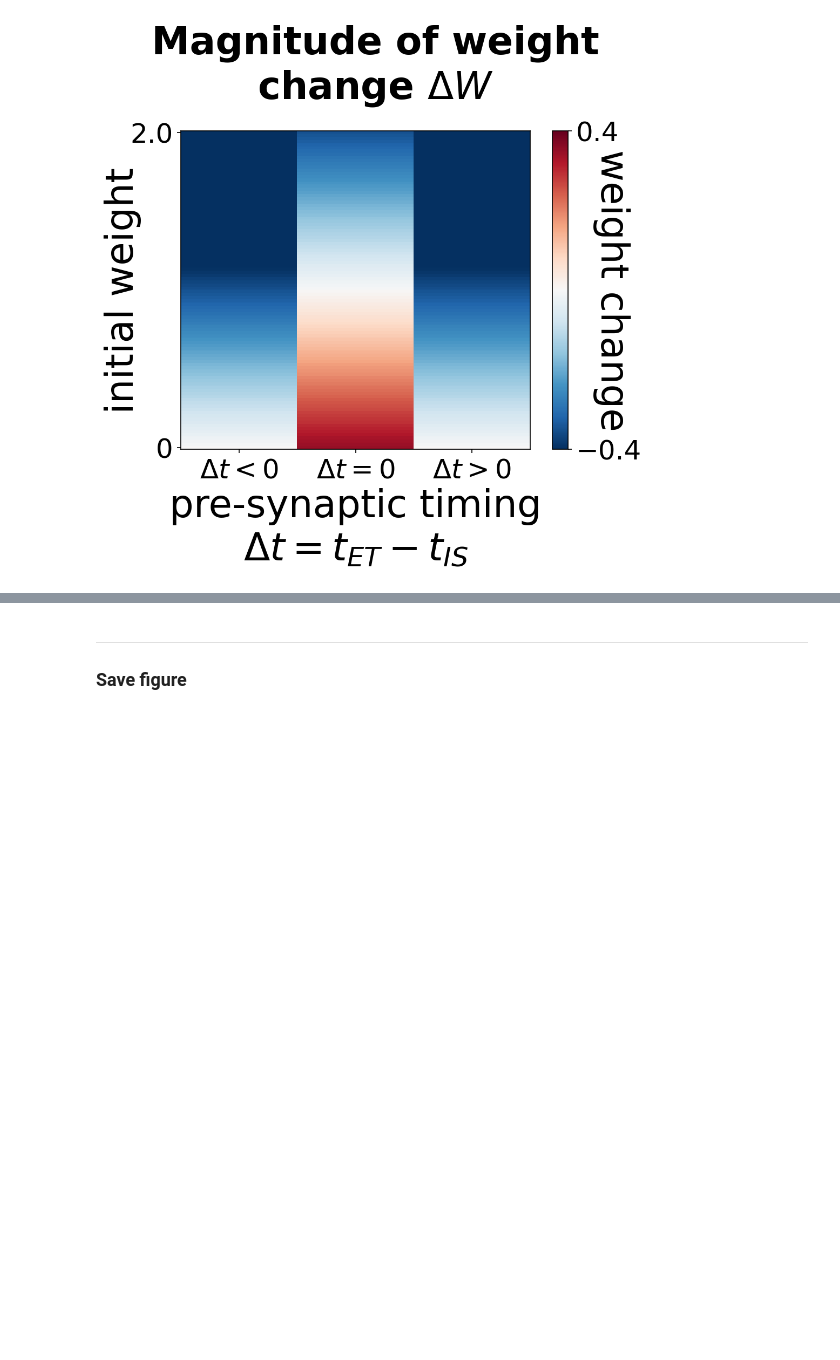
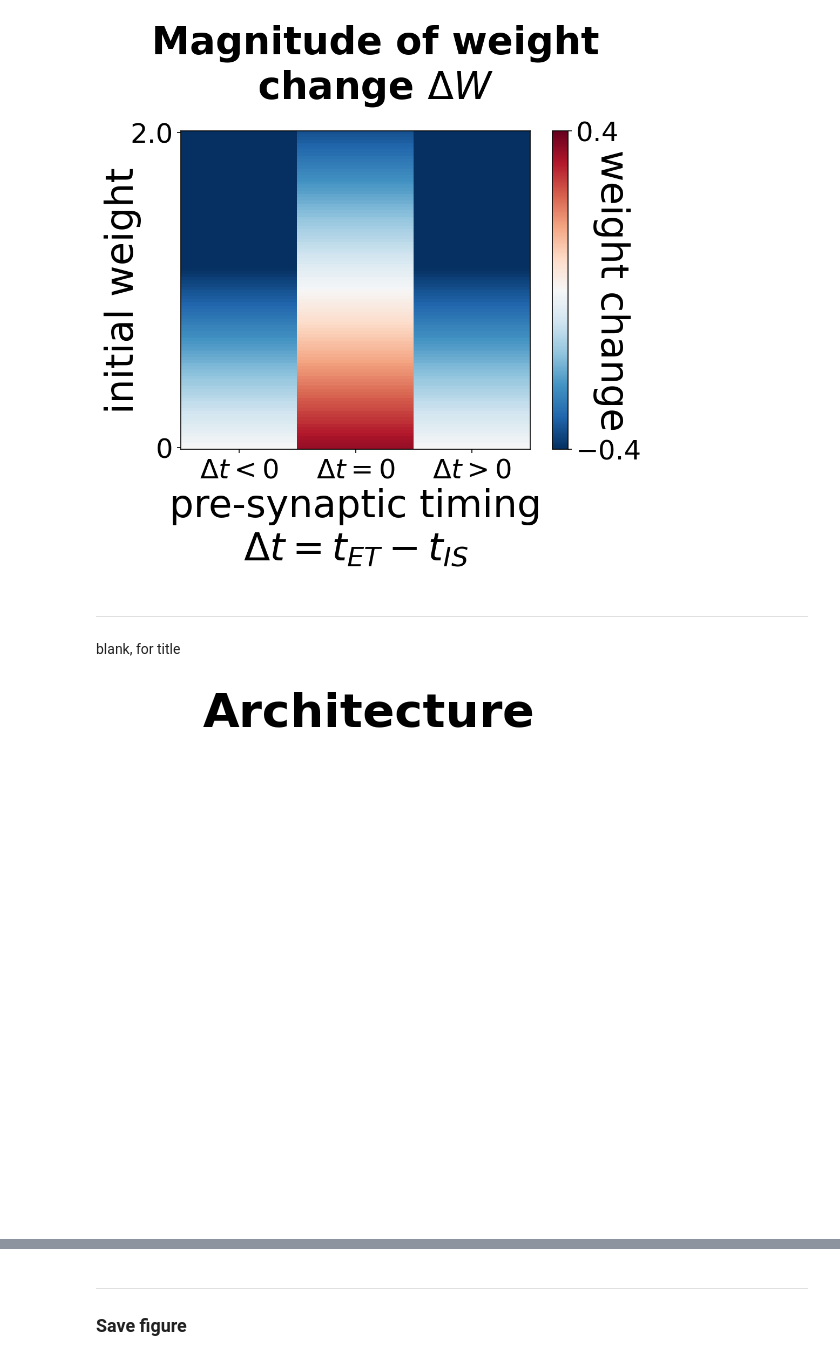
Before and after one commit to iKiru-hub/KAMemory, a Jupyter notebook: src/lab_figures_1.ipynb, the cells around one changed output, grey strips where cells are left out. Cells and saved outputs as stored; diff of their text form; code cells hidden in the pictures; blank space fills up the shorter version.

```diff
--- a/src/lab_figures_1.ipynb
+++ b/src/lab_figures_1.ipynb
@@ -354,3 +354,18 @@ plt.tight_layout()
 plt.show()
 # %% [output]
 [figure]
+# %% [markdown]
+---
+blank, for title
+# %%
+fig_a, ax = plt.subplots(figsize=(7, 6))
+
+fig_a.suptitle("Architecture", fontsize=34, fontweight="bold")
+ax.axis("off")
+plt.show()
+
+
+fig_a.savefig(f"{utils.MEDIA_PATH}/figure_a_title.svg")
+logger("saved")
+# %% [output]
+[figure, added]
```
Also changed, not shown: parts of 5 cells of this notebook, 5 other files.
